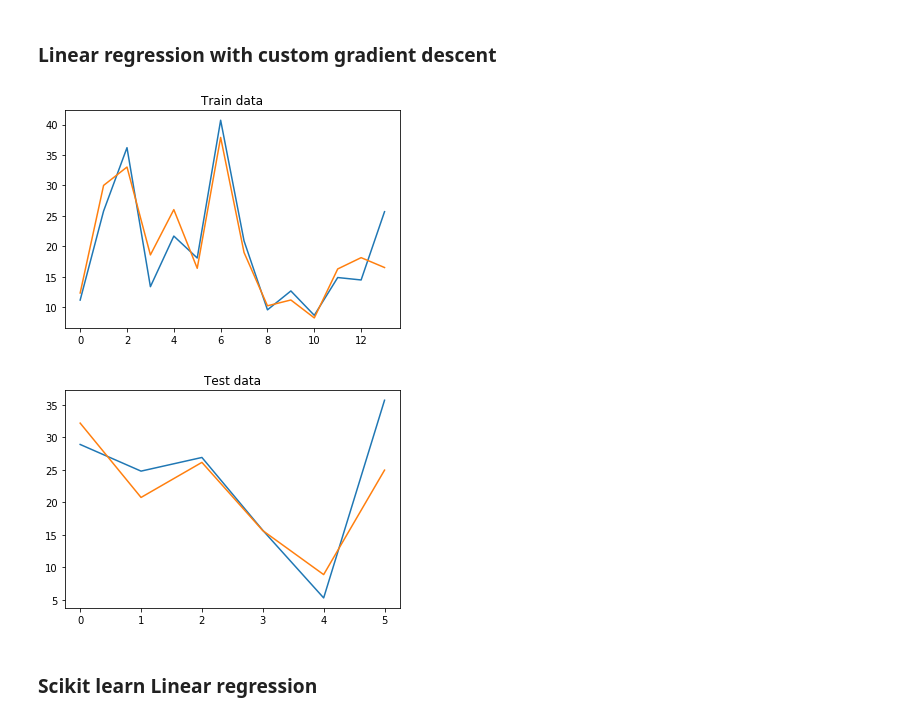
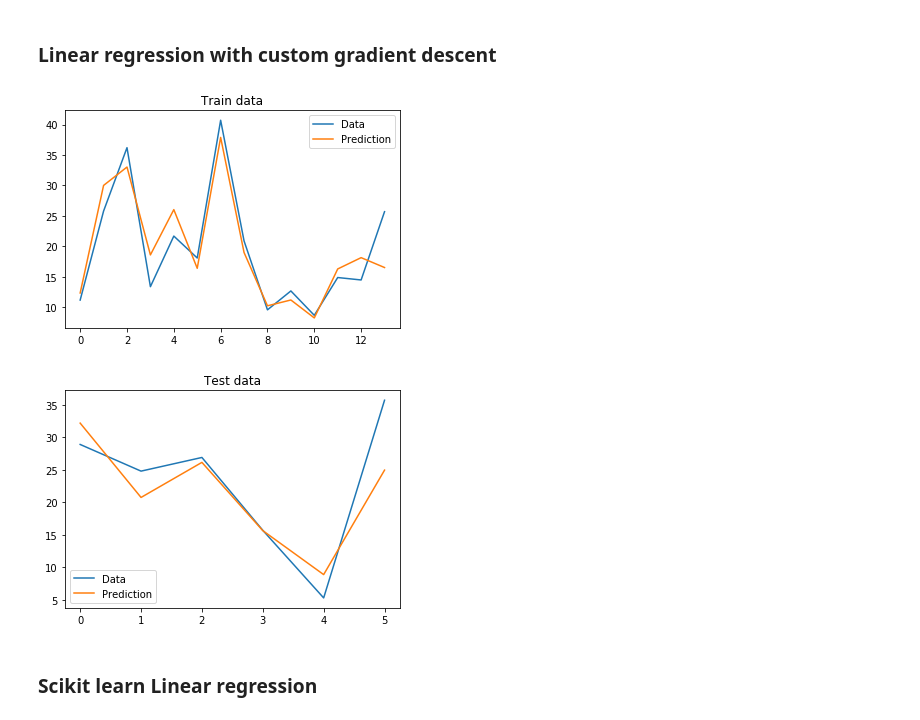
Before and after one commit to andriyrom/MachineLearning, a Jupyter notebook: Examples/Example.ipynb, the cells around one changed output. Cells and saved outputs as stored; diff of their text form; code cells hidden in the pictures.

```diff
--- a/Examples/Example.ipynb
+++ b/Examples/Example.ipynb
@@ -69,21 +70,15 @@ plt.show()
 # %%
 lin_reg = LinearCustom(x_train_n, y_train)
 reg_func = lin_reg.regression(tol = 0.005, learn_rate = 35e-5,mom=0.1)
-# %%
-y_res = reg_func(x_train_n)
-plt.title("Train data")
-plt.plot(y_train)
-plt.plot(y_res)
-plt.show()
-
-y_res = reg_func(x_test_n)
-plt.title("Test data")
-plt.plot(y_test)
-plt.plot(y_res)
-plt.show()
-# %% [output]
-[figure, removed]
-[figure, removed]
+# %%
+y_res = reg_func(x_train_n)
+plot_results(y_train, y_res, "Train data")
+
+y_res = reg_func(x_test_n)
+plot_results(y_test, y_res, "Test data")
+# %% [output]
+[figure, added]
+[figure, added]
 # %% [markdown]
 ### Scikit learn Linear regression
 # %%
```
Also changed, not shown: parts of 4 cells of this notebook.
